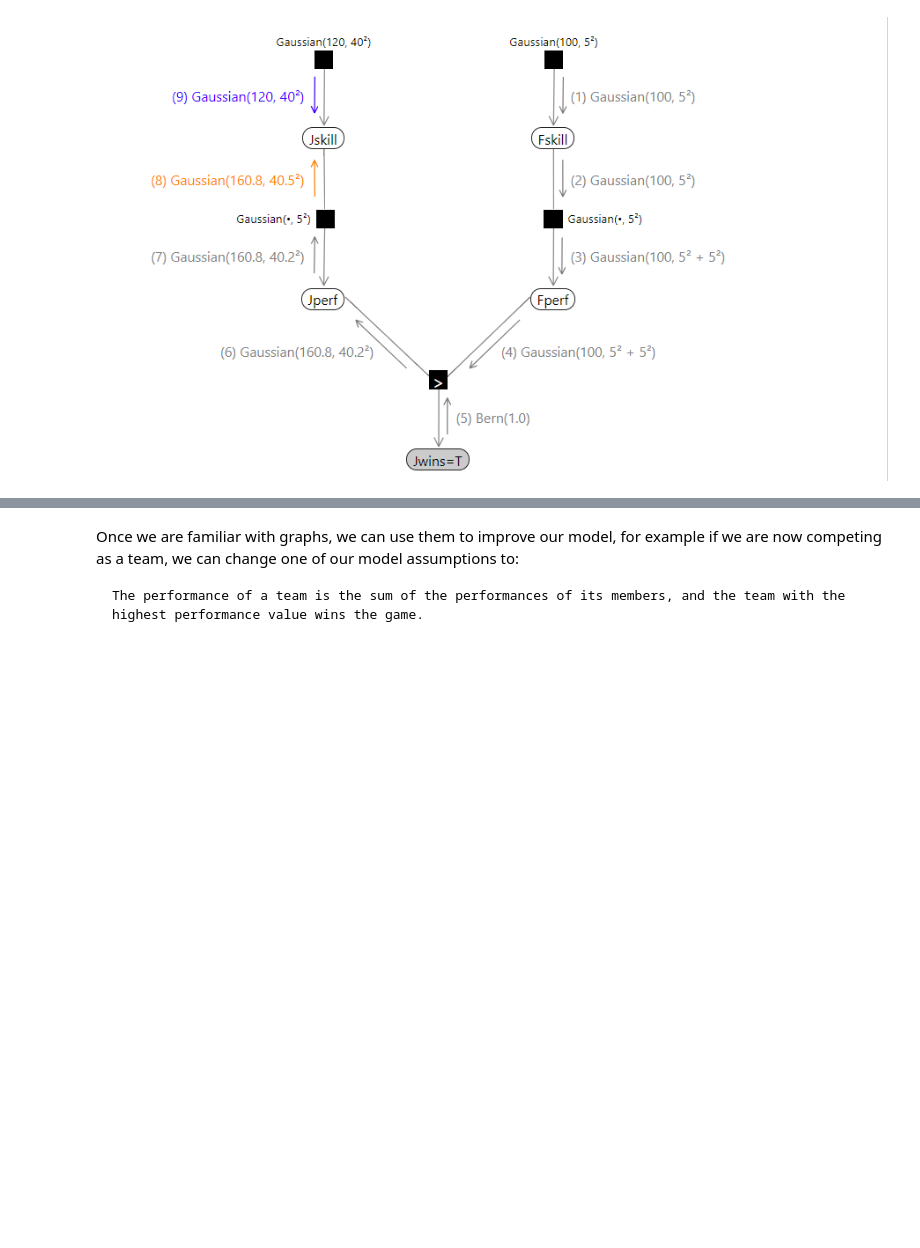
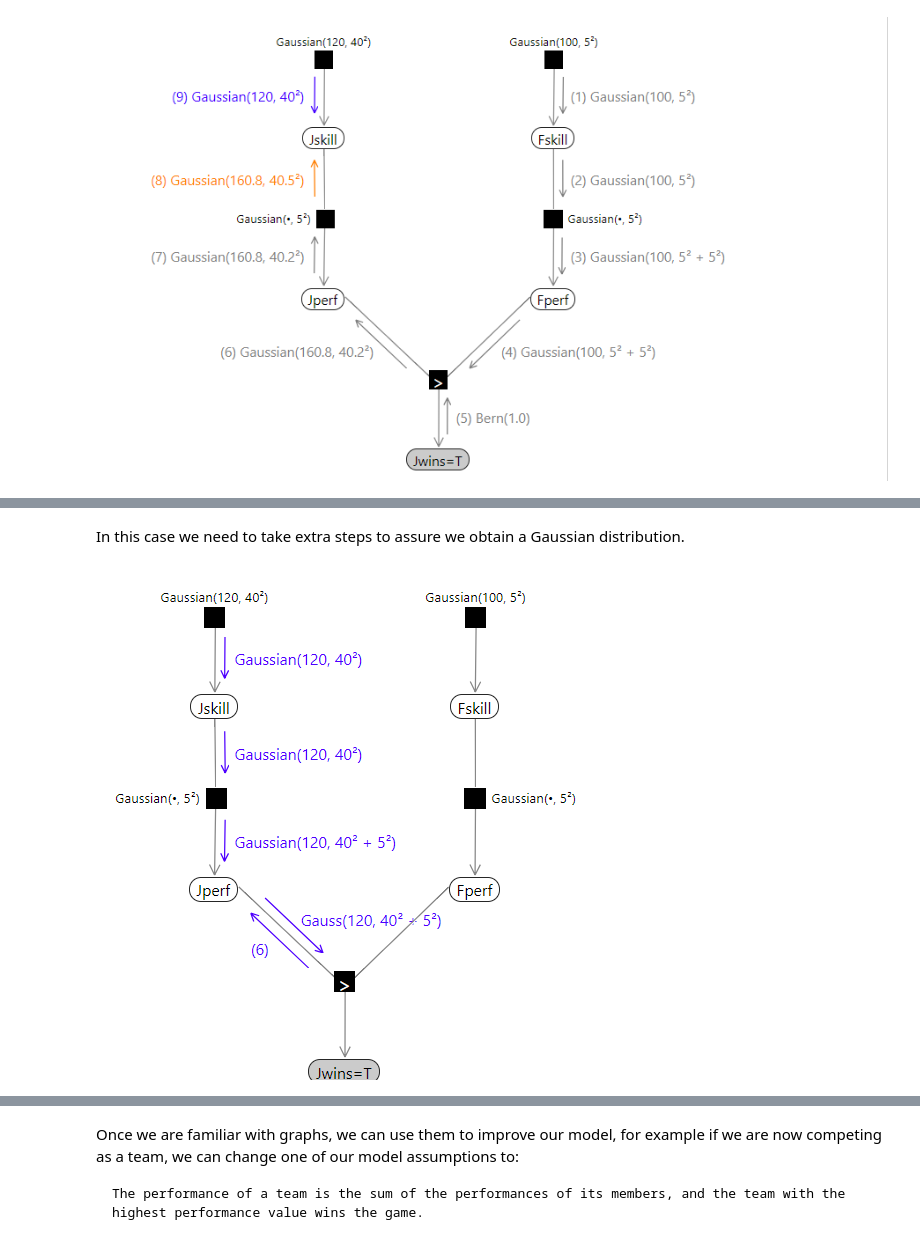
Before and after one commit to Rubiel1/ModelBasedMLCh3, a Jupyter notebook: Pyro notebook on matching (work in progress).ipynb, the cells around one changed output, grey strips where cells are left out. Cells and saved outputs as stored; diff of their text form; code cells hidden in the pictures; blank space fills up the shorter version.

```diff
--- a/Pyro notebook on matching (work in progress).ipynb
+++ b/Pyro notebook on matching (work in progress).ipynb
@@ -323,0 +350,6 @@ Let's study this graph carefully.
+# %% [markdown]
+In this case we need to take extra steps to assure we obtain a Gaussian distribution.
+# %%
+Image("img/m6.png")
+# %% [output]
+[figure, added]
```
Also changed, not shown: parts of 30 cells of this notebook, 5 other files.
